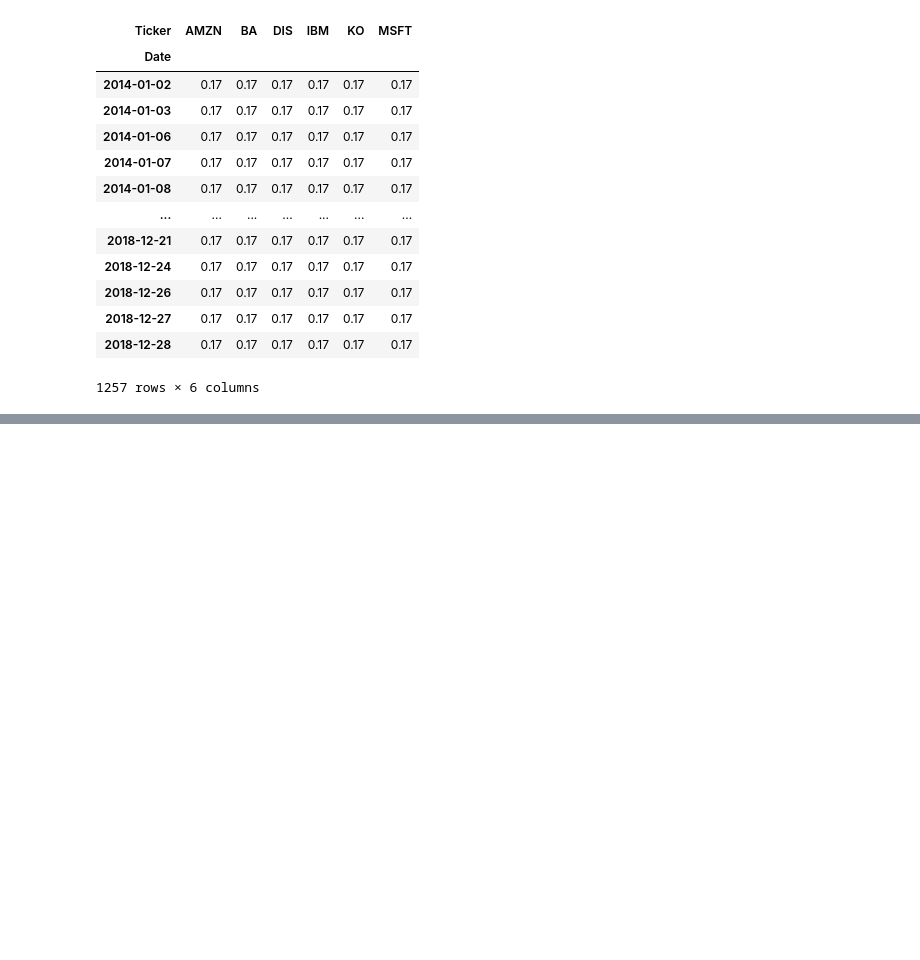
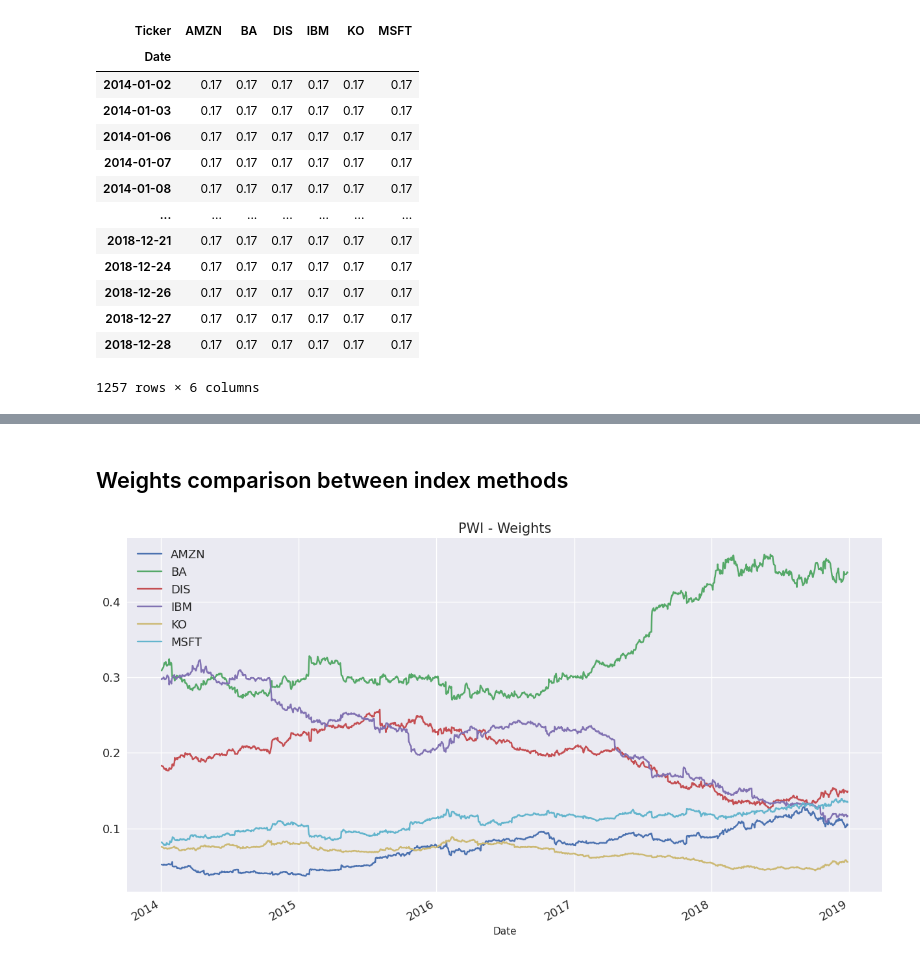
Before and after one commit to JamieW365/finance_projects, a Jupyter notebook: notebooks/stock_indexing.ipynb, the cells around one changed output, grey strips where cells are left out. Drawn from its saved outputs; the diff is of its cells as text; code cells hidden in the pictures; blank space fills up the shorter version.

```diff
--- a/notebooks/stock_indexing.ipynb
+++ b/notebooks/stock_indexing.ipynb
@@ -285,0 +505,9 @@ weights_EWI
+# %% [markdown]
+## Weights comparison between index methods
+# %%
+weights_PWI.plot(figsize = (15, 8), fontsize = 13)
+plt.legend(fontsize = 13)
+plt.title("PWI - Weights", fontsize = 15)
+plt.show()
+# %% [output]
+[figure, added]
```
Also changed, not shown: parts of 24 cells of this notebook.
